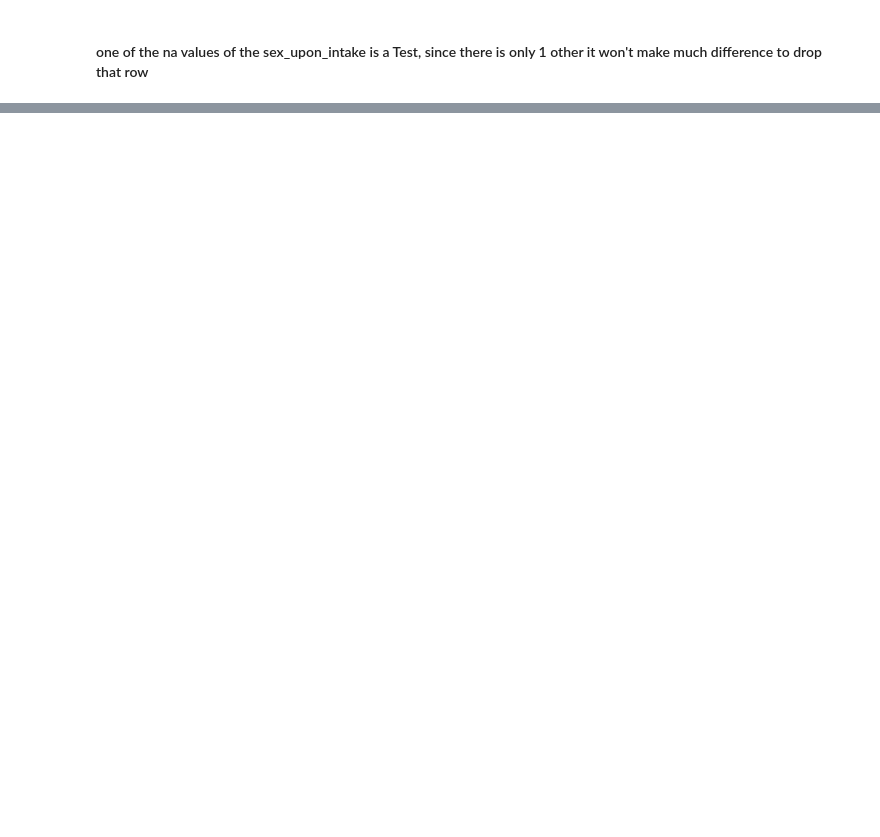
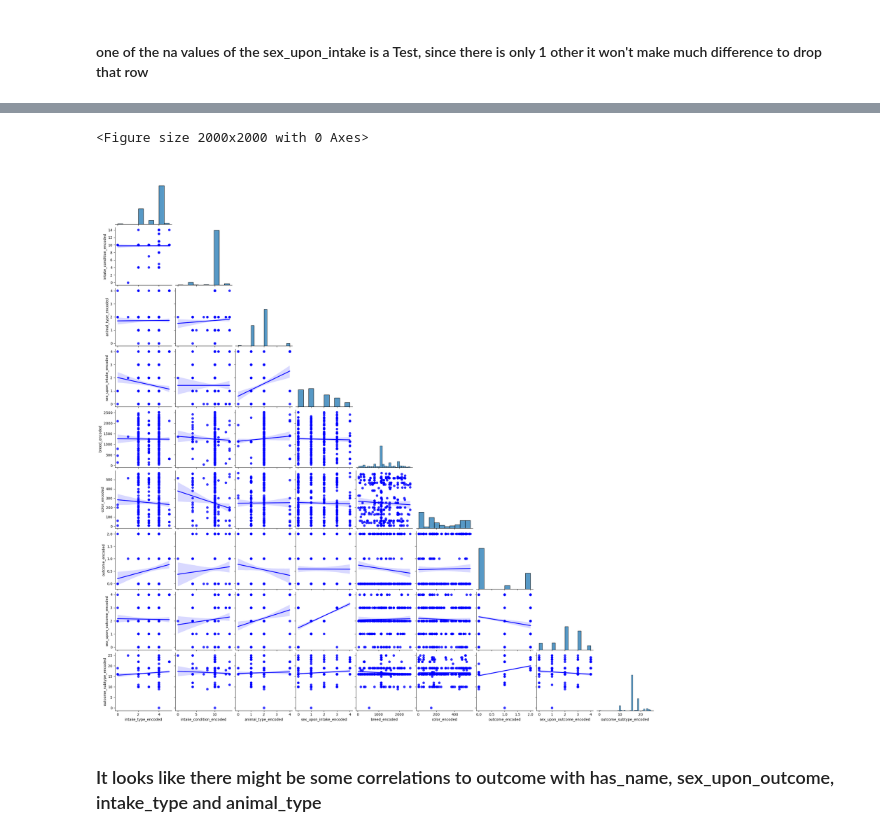
Before and after one commit to Adam-Harris87/animal-shelter-project, a Jupyter notebook: austin_animal_shelter_explore.ipynb, the cells around one changed output, grey strips where cells are left out. Cells and saved outputs as stored; diff of their text form; code cells hidden in the pictures; blank space fills up the shorter version.

```diff
--- a/austin_animal_shelter_explore.ipynb
+++ b/austin_animal_shelter_explore.ipynb
@@ -325,0 +434,11 @@ animals.outcome.value_counts().plot.bar()
+# %%
+box_cols= [
+ 'intake_type_encoded',
+ 'intake_condition_encoded',
+ 'animal_type_encoded',
+ 'sex_upon_intake_encoded',
+ 'breed_encoded',
+ 'color_encoded',
+ 'outcome_encoded',
+ 'sex_upon_outcome_encoded',
+ 'outcome_subtype_encoded']
@@ -326,3 +463,22 @@ animals.outcome.value_counts().plot.bar()
+# %%
+def get_pairplot(df):
+    '''
+    This function will take in a dataFrame, and will display a pairplot of the variable
+    relationships along with a regression line for each pair
+    '''
+    # take a sample of the dataFrame in order to cut down computing time
+    plt.figure(figsize=(20,20))
+    sample = df.sample(500)
+    # create a pairplot
+    sns.pairplot(data=sample, corner=True, kind='reg', plot_kws={'color': 'blue'})
+    plt.show()
+# %%
+get_pairplot(train[box_cols])
+# %% [output]
+<Figure size 2000x2000 with 0 Axes>
+[figure, added]
+# %% [markdown]
+### It looks like there might be some correlations to outcome with has_name, sex_upon_outcome, intake_type and animal_type
 # %%
 deaths = animals[animals.outcome == 'death']
 # %%
```
Also changed, not shown: parts of 100 cells of this notebook, 5 other files.
